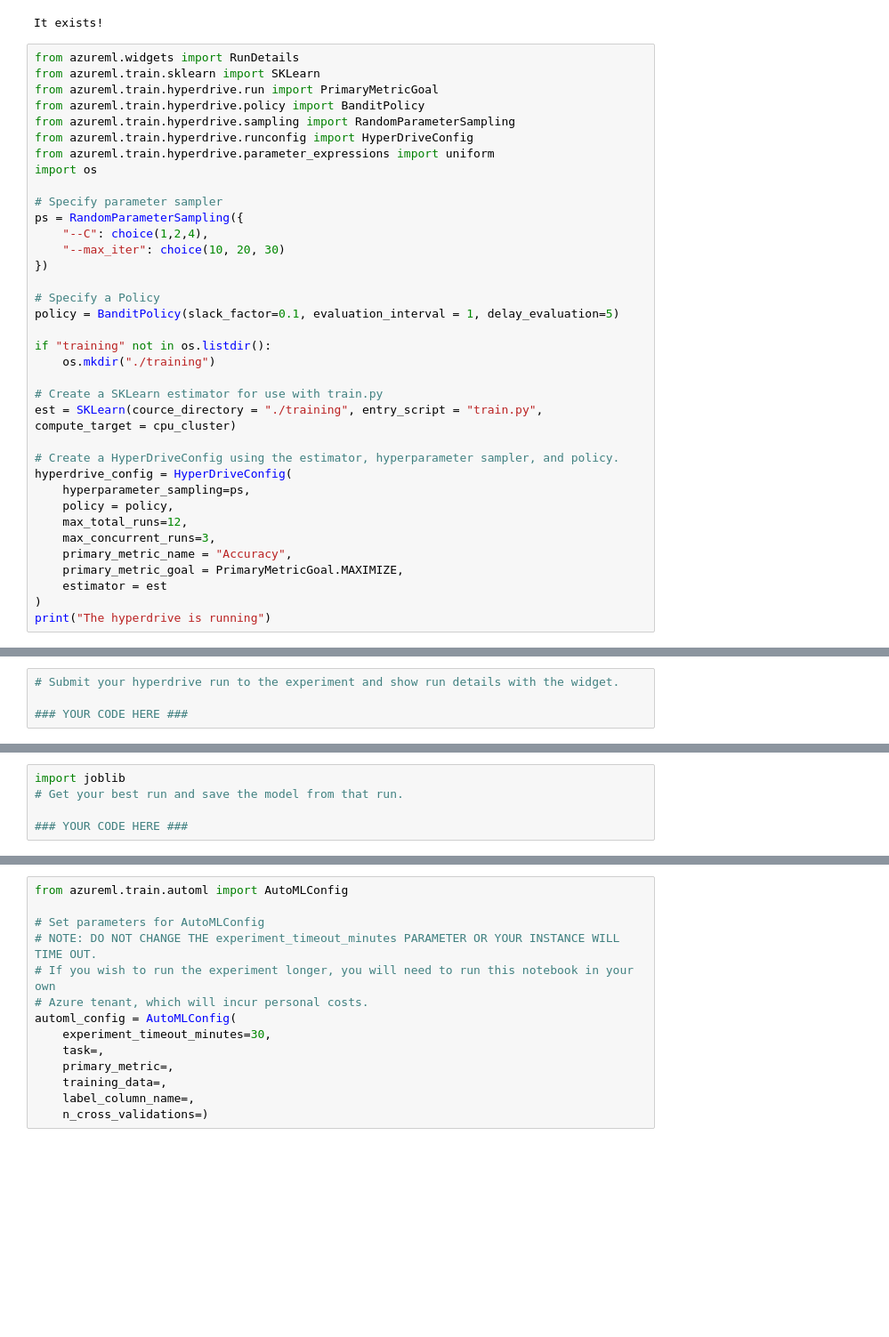
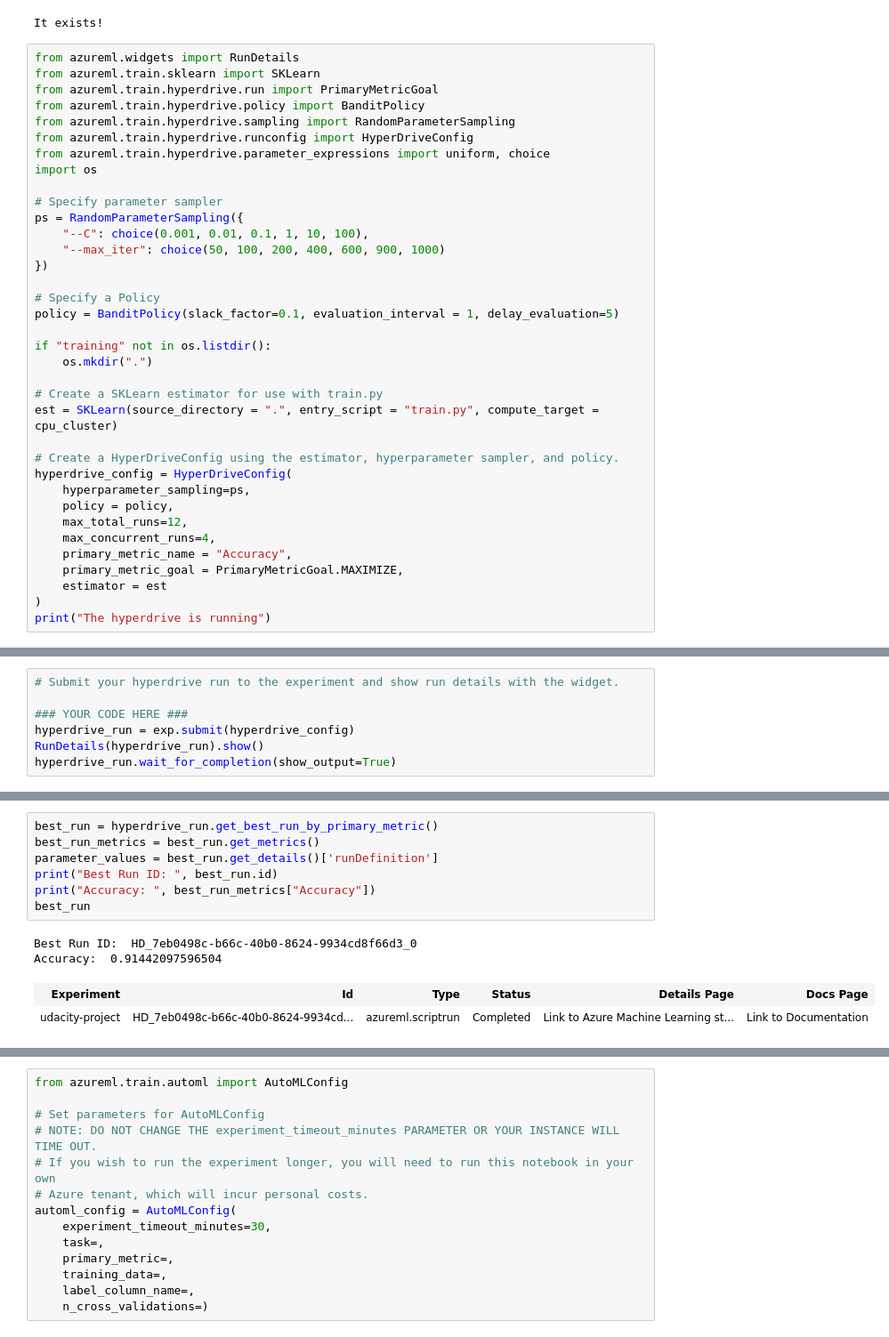
Before and after one commit to vanshika-medi/Nanodegree-Project---1, a Jupyter notebook: udacity-project.ipynb, the cells around one changed output, grey strips where cells are left out. Shown: that part at 89% size. Cells and saved outputs as stored; diff of their text form; blank space fills up the shorter version.

Commit message:
Done with Best Run

```diff
--- a/udacity-project.ipynb
+++ b/udacity-project.ipynb
@@ -43,30 +47,30 @@ from azureml.train.hyperdrive.run import PrimaryMetricGoal
 from azureml.train.hyperdrive.policy import BanditPolicy
 from azureml.train.hyperdrive.sampling import RandomParameterSampling
 from azureml.train.hyperdrive.runconfig import HyperDriveConfig
-from azureml.train.hyperdrive.parameter_expressions import uniform
+from azureml.train.hyperdrive.parameter_expressions import uniform, choice
 import os
 
 # Specify parameter sampler
 ps = RandomParameterSampling({
-    "--C": choice(1,2,4),
-    "--max_iter": choice(10, 20, 30)
+    "--C": choice(0.001, 0.01, 0.1, 1, 10, 100),
+    "--max_iter": choice(50, 100, 200, 400, 600, 900, 1000)
 })
 
 # Specify a Policy
 policy = BanditPolicy(slack_factor=0.1, evaluation_interval = 1, delay_evaluation=5)
 
 if "training" not in os.listdir():
-    os.mkdir("./training")
+    os.mkdir(".")
 
 # Create a SKLearn estimator for use with train.py
-est = SKLearn(cource_directory = "./training", entry_script = "train.py", compute_target = cpu_cluster)
+est = SKLearn(source_directory = ".", entry_script = "train.py", compute_target = cpu_cluster)
 
 # Create a HyperDriveConfig using the estimator, hyperparameter sampler, and policy.
 hyperdrive_config = HyperDriveConfig(
     hyperparameter_sampling=ps,
     policy = policy,
     max_total_runs=12,
-    max_concurrent_runs=3,
+    max_concurrent_runs=4,
     primary_metric_name = "Accuracy",
     primary_metric_goal = PrimaryMetricGoal.MAXIMIZE,
     estimator = est
@@ -76,3 +82,6 @@ print("The hyperdrive is running")
 # Submit your hyperdrive run to the experiment and show run details with the widget.
 
 ### YOUR CODE HERE ###
+hyperdrive_run = exp.submit(hyperdrive_config)
+RunDetails(hyperdrive_run).show()
+hyperdrive_run.wait_for_completion(show_output=True)
@@ -79,5 +119,12 @@ print("The hyperdrive is running")
-# %%
-import joblib
-# Get your best run and save the model from that run.
-
-### YOUR CODE HERE ###
+# %%
+best_run = hyperdrive_run.get_best_run_by_primary_metric()
+best_run_metrics = best_run.get_metrics()
+parameter_values = best_run.get_details()['runDefinition']
+print("Best Run ID: ", best_run.id)
+print("Accuracy: ", best_run_metrics["Accuracy"])
+best_run
+# %% [output]
+Best Run ID:  HD_7eb0498c-b66c-40b0-8624-9934cd8f66d3_0
+Accuracy:  0.91442097596504
+| Experiment | Id | Type | Status | Details Page | Docs Page |
+| udacity-project | HD_7eb0498c-b66c-40b0-8624-9934cd... | azureml.scriptrun | Completed | Link to Azure Machine Learning st... | Link to Documentation |
```
Also changed, not shown: parts of 12 cells of this notebook, 1 other file.
